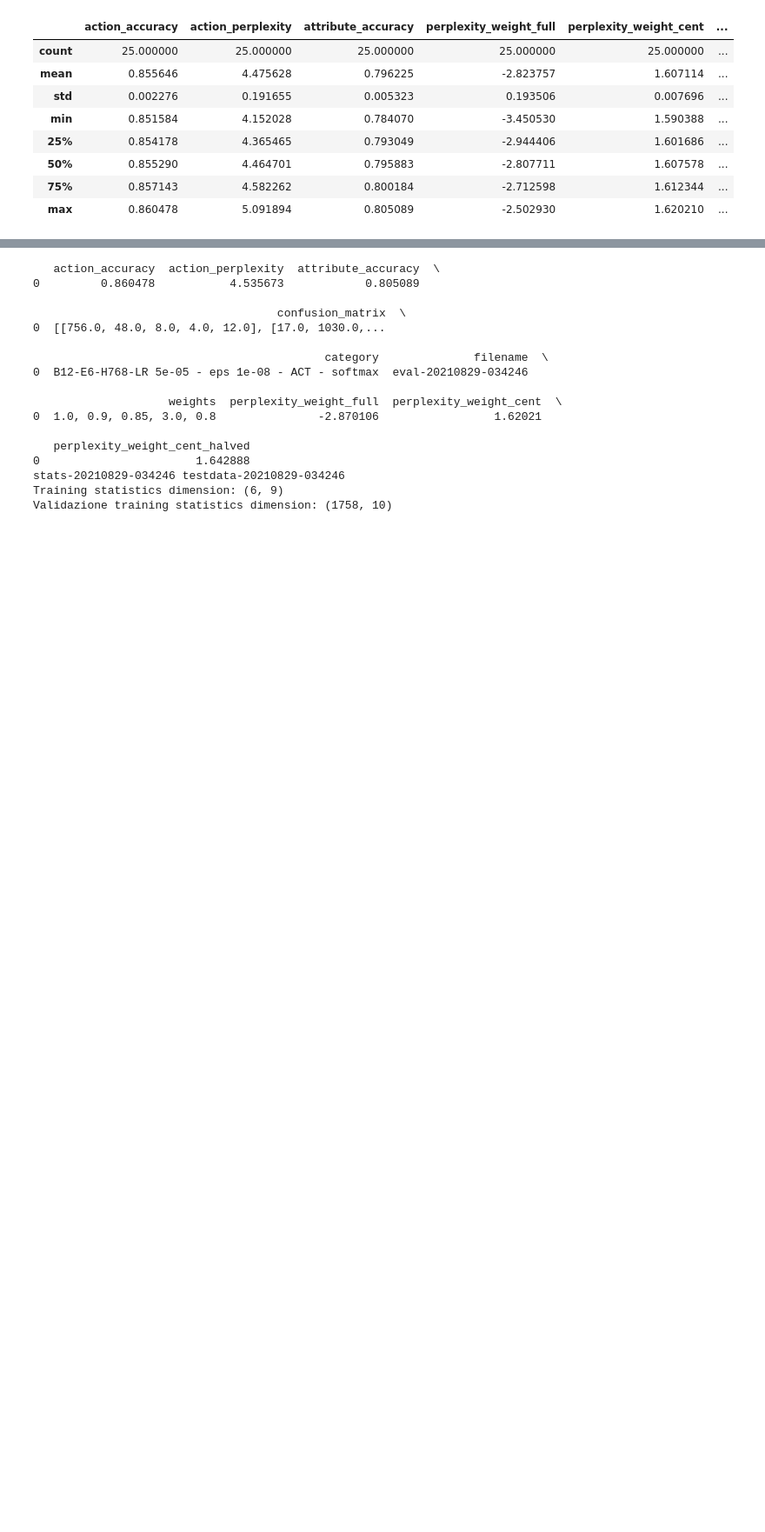
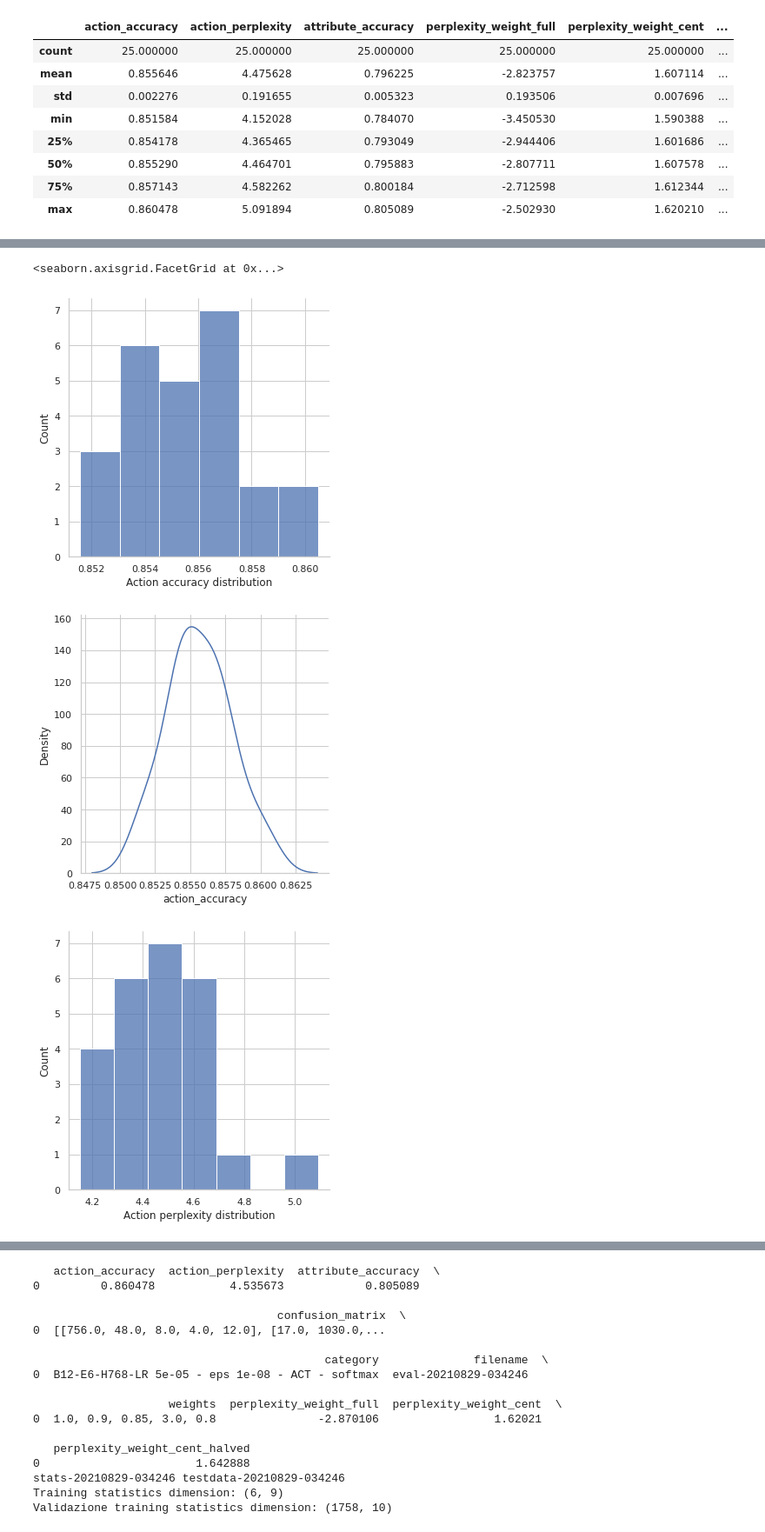
Before and after one commit to jmcrav/AP4CA, a Jupyter notebook: ap4ca/results/data_analysis.ipynb, the cells around one changed output, grey strips where cells are left out. Shown at 87% size. Drawn from its saved outputs; the diff is of its cells as text; code cells hidden in the pictures; blank space fills up the shorter version.

```diff
--- a/ap4ca/results/data_analysis.ipynb
+++ b/ap4ca/results/data_analysis.ipynb
@@ -226,0 +229,21 @@ plt.savefig("./plots/boxplot-attribute_accuracy.png")
+# %%
+dp = sns.displot(case_study, x="action_accuracy")
+dp.set(xlabel='Action accuracy distribution')
+plt.rcParams["figure.figsize"] = (4.32,3.14)
+plt.savefig("./plots/action_accuracy_distribution.png")
+sns.displot(case_study, x="action_accuracy", kind='kde')
+dp = sns.displot(case_study, x="action_perplexity")
+dp.set(xlabel='Action perplexity distribution')
+plt.rcParams["figure.figsize"] = (4.32,3.14)
+plt.savefig("./plots/action_perplexity_distribution.png")
+sns.displot(case_study, x="action_perplexity", kind="kde")
+dp = sns.displot(case_study, x="attribute_accuracy")
+dp.set(xlabel='Attribute accuracy distribution')
+plt.rcParams["figure.figsize"] = (4.32,3.14)
+plt.savefig("./plots/attribute_accuracy_distribution.png")
+sns.displot(case_study, x="attribute_accuracy", kind="kde")
+# %% [output]
+<seaborn.axisgrid.FacetGrid at 0x...>
+[figure, added]
+[figure, added]
+[figure, added]
```
Also changed, not shown: parts of 7 cells of this notebook, 6 other files.
